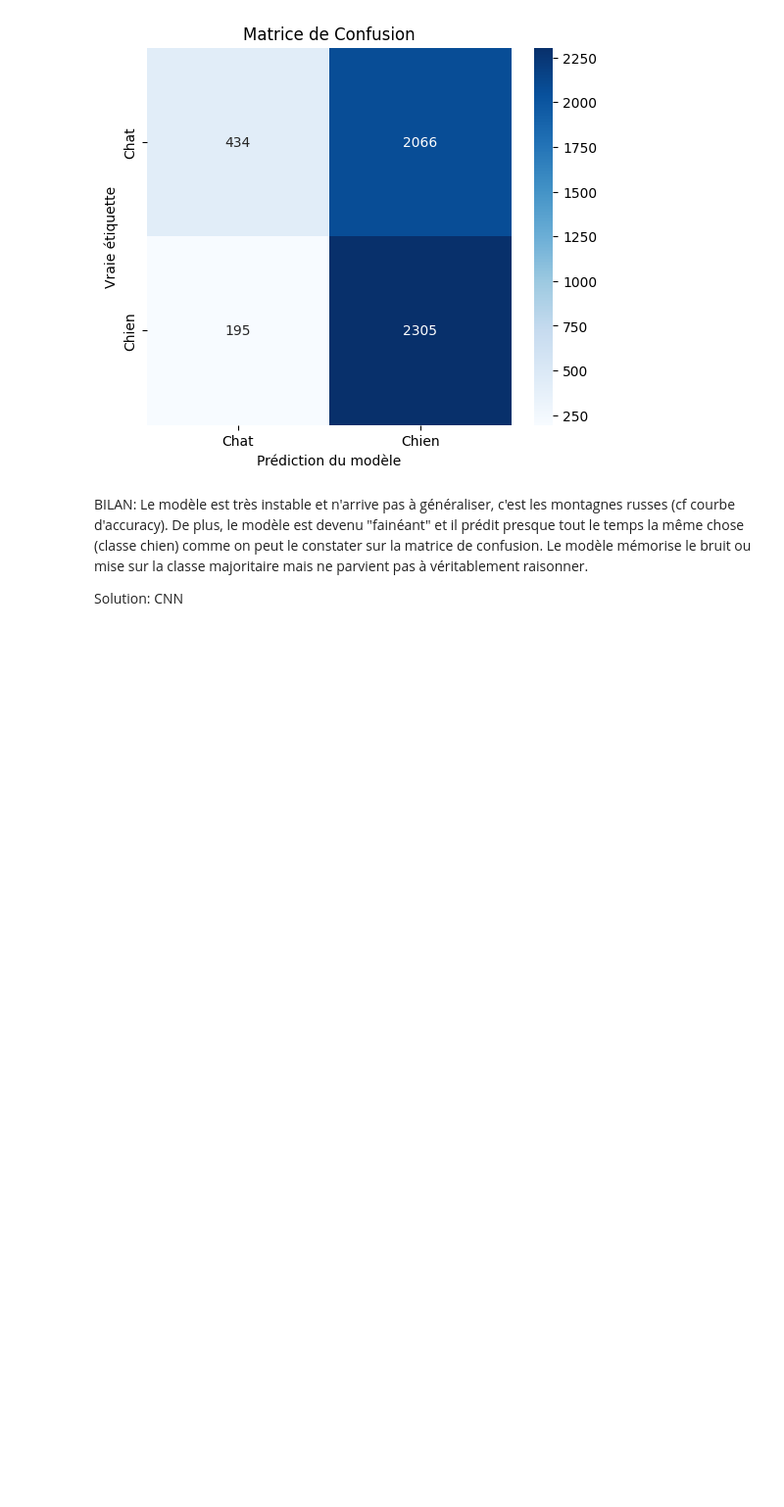
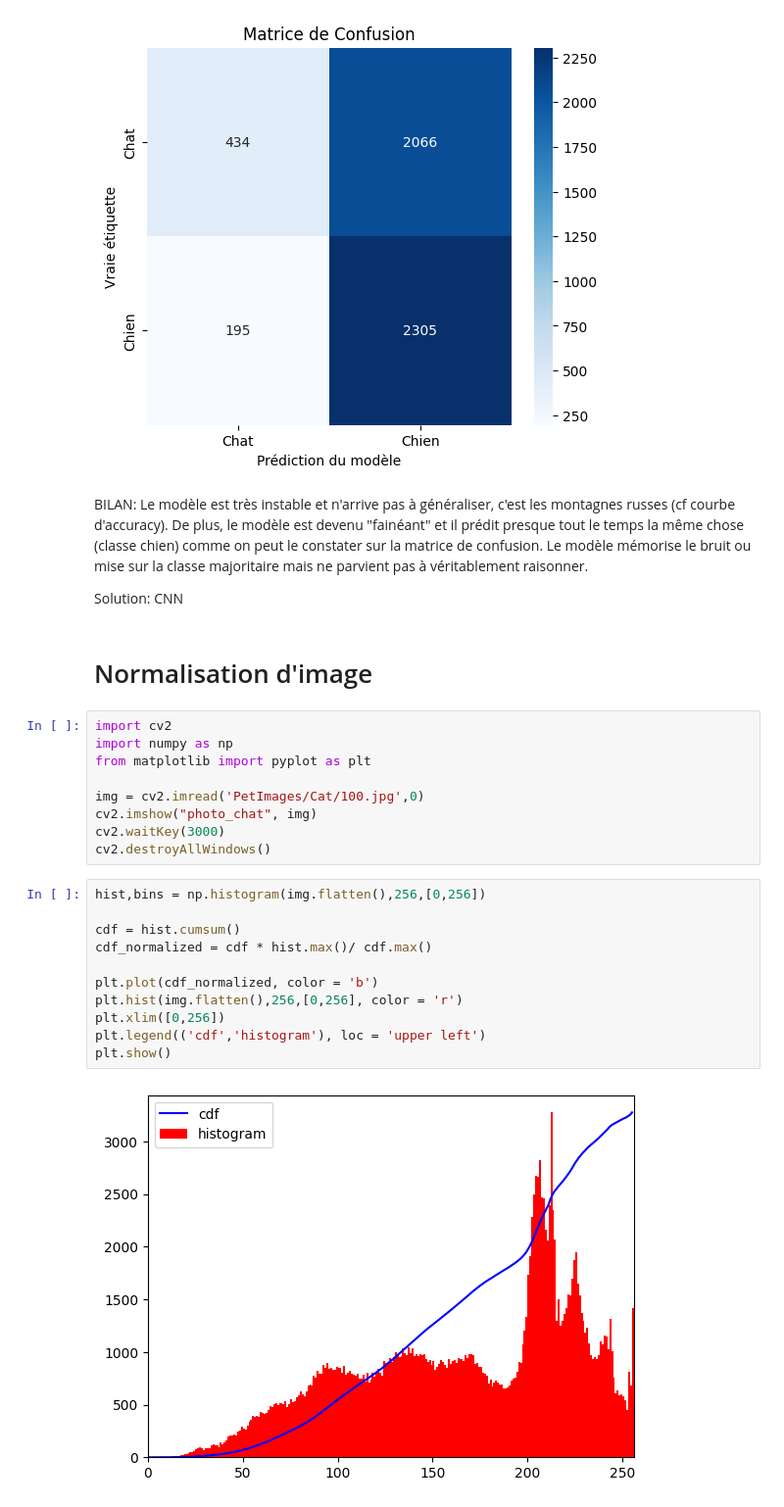
Before and after one commit to Dev-IA-P5-2027/lucas.fandinoperez, a Jupyter notebook: workshop_story_9_2/Workshop 2-Kurdy.ipynb, the cells around one changed output. Shown at 98% size. Drawn from its saved outputs; the diff is of its cells as text; blank space fills up the shorter version.

Commit message:
norma

```diff
--- a/workshop_story_9_2/Workshop 2-Kurdy.ipynb
+++ b/workshop_story_9_2/Workshop 2-Kurdy.ipynb
@@ -338,3 +338,27 @@ plt.show()
 BILAN: Le modèle est très instable et n'arrive pas à généraliser, c'est les montagnes russes (cf courbe d'accuracy). De plus, le modèle est devenu "fainéant" et il prédit presque tout le temps la même chose (classe chien) comme on peut le constater sur la matrice de confusion. Le modèle mémorise le bruit ou mise sur la classe majoritaire mais ne parvient pas à véritablement raisonner.
 
 Solution: CNN
+# %% [markdown]
+# Normalisation d'image
+# %%
+import cv2
+import numpy as np
+from matplotlib import pyplot as plt
+
+img = cv2.imread('PetImages/Cat/100.jpg',0)
+cv2.imshow("photo_chat", img)
+cv2.waitKey(3000)
+cv2.destroyAllWindows()
+# %%
+hist,bins = np.histogram(img.flatten(),256,[0,256])
+
+cdf = hist.cumsum()
+cdf_normalized = cdf * hist.max()/ cdf.max()
+
+plt.plot(cdf_normalized, color = 'b')
+plt.hist(img.flatten(),256,[0,256], color = 'r')
+plt.xlim([0,256])
+plt.legend(('cdf','histogram'), loc = 'upper left')
+plt.show()
+# %% [output]
+[figure, added]
```
Also changed, not shown: parts of 3 cells of this notebook.
